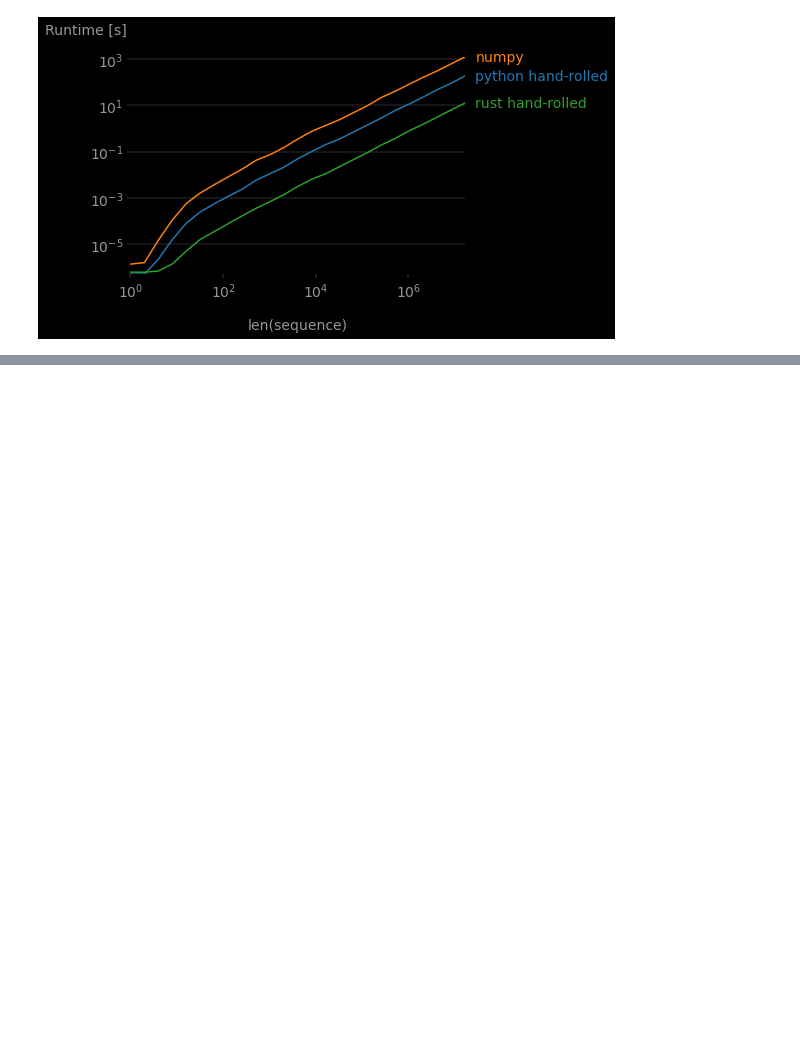
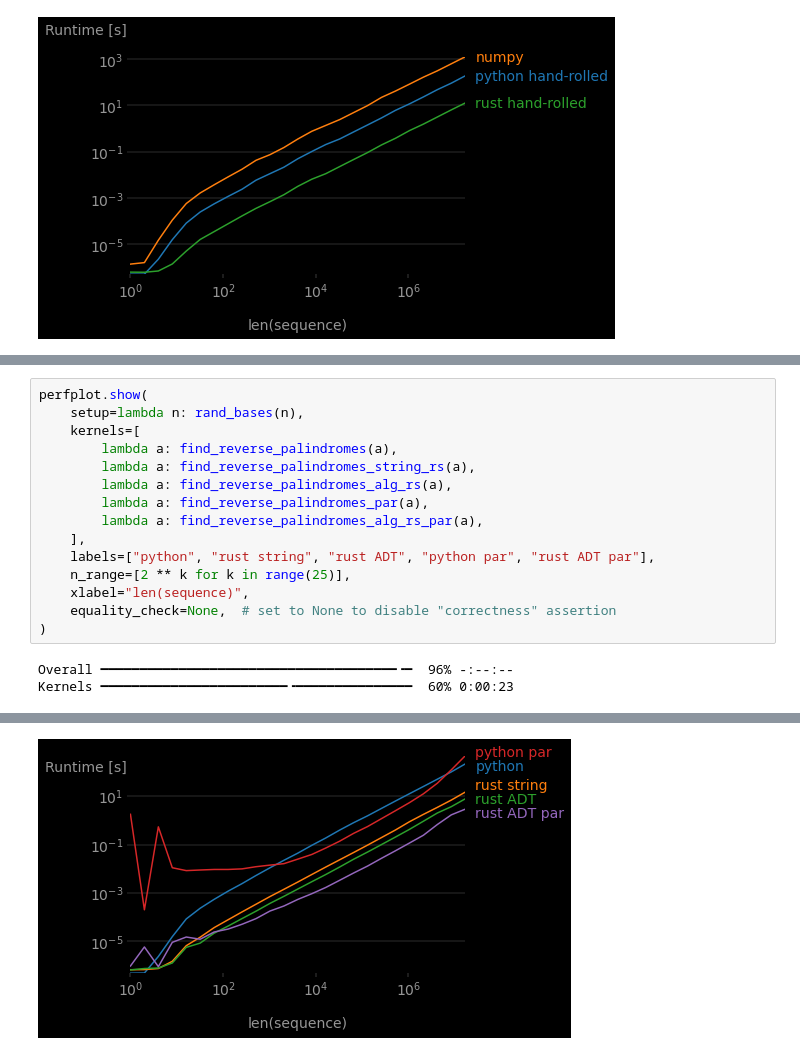
Before and after one commit to cyniphile/rosalind, a Jupyter notebook: blog-post/blog-post.ipynb, the cells around one changed output, grey strips where cells are left out. Saved outputs shown, nothing was run; the diff lists cells and outputs as text; blank space fills up the shorter version.

```diff
--- a/blog-post/blog-post.ipynb
+++ b/blog-post/blog-post.ipynb
@@ -76,0 +113,18 @@ Kernels ━━━━━━━━━━━━━━━━━━━━━━━━
+# %%
+perfplot.show(
+    setup=lambda n: rand_bases(n),
+    kernels=[
+        lambda a: find_reverse_palindromes(a),
+        lambda a: find_reverse_palindromes_string_rs(a),
+        lambda a: find_reverse_palindromes_alg_rs(a),
+        lambda a: find_reverse_palindromes_par(a),
+        lambda a: find_reverse_palindromes_alg_rs_par(a),
+    ],
+    labels=["python", "rust string", "rust ADT", "python par", "rust ADT par"],
+    n_range=[2 ** k for k in range(25)],
+    xlabel="len(sequence)",
+    equality_check=None,  # set to None to disable "correctness" assertion
+)
+# %% [output]
+Overall ━━━━━━━━━━━━━━━━━━━━━━━━━━━━━━━━━━━━━━╺━  96% -:--:--
+Kernels ━━━━━━━━━━━━━━━━━━━━━━━━╺━━━━━━━━━━━━━━━  60% 0:00:23
@@ -76,0 +132 @@ Kernels ━━━━━━━━━━━━━━━━━━━━━━━━
+[figure, added]
```
Also changed, not shown: parts of 5 cells of this notebook, 16 other files.
